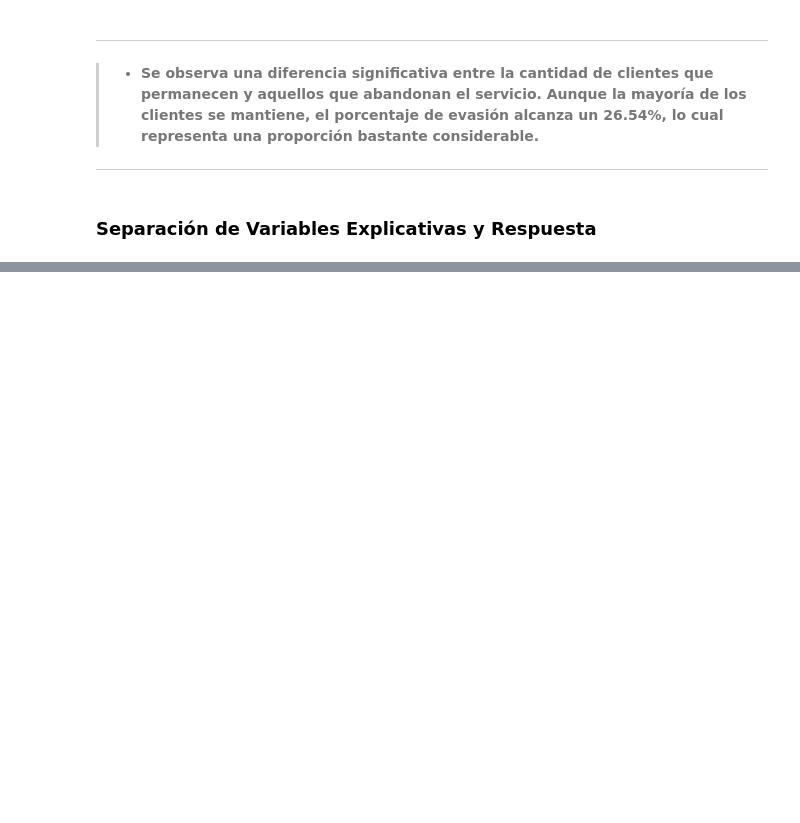
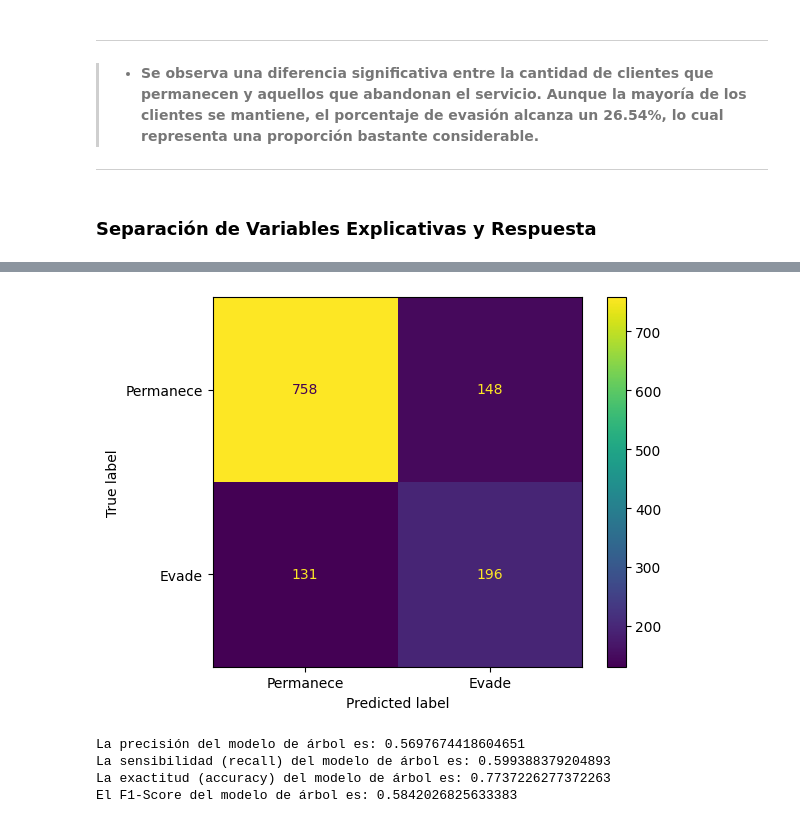
Before and after one commit to DanielRaiicHu/telecom_x_2, a Jupyter notebook: telecom_x_2.ipynb, the cells around one changed output, grey strips where cells are left out. Saved outputs shown, nothing was run; the diff lists cells and outputs as text; code cells hidden in the pictures; blank space fills up the shorter version.

```diff
--- a/telecom_x_2.ipynb
+++ b/telecom_x_2.ipynb
@@ -265,0 +289,18 @@ dtype: int64
+# %%
+from sklearn.metrics import confusion_matrix
+
+y_previsto = modelo.predict(X_val)
+
+# Creamos la matriz de confusión, que muestra cómo se desempeñó el modelo al clasificar:
+# - Verdaderos negativos (TN): clientes que permanecen bien clasificados como que permanecen (0)
+# - Falsos positivos (FP): clientes que permanecen mal clasificados como que evaden (1)
+# - Falsos negativos (FN): evasores mal clasificados como que permanecen (0)
+# - Verdaderos positivos (TP): evasores bien clasificados como que evaden (1)
+
+matriz_confusion = confusion_matrix(y_val,y_previsto)
+
+# Imprimimos la matriz de confusión en forma de array 2x2
+print(matriz_confusion)
+print('\n')
+print(f'Verdaderos Negativos: [{(matriz_confusion)[0,0]}]\nFalsos Positivos    : [{(matriz_confusion)[0,1]}]')
+print(f'Falsos Negativos    : [{(matriz_confusion)[1,0]}]\nVerdaderos Positivos: [{(matriz_confusion)[1,1]}]')
@@ -265,0 +316,11 @@ dtype: int64
+# %%
+from sklearn.metrics import ConfusionMatrixDisplay
+
+visualizacion = ConfusionMatrixDisplay(
+    confusion_matrix=matriz_confusion,
+    display_labels=['Permanece', 'Evade']  # Etiquetas para las clases 0 y 1
+)
+
+visualizacion.plot();
+# %% [output]
+[figure, added]
@@ -265,0 +329,27 @@ dtype: int64
+# %%
+# Calculos iniciales
+
+# Calcula la PRECISIÓN (precision)
+# Fórmula: TP / (TP + FP)
+# ¿De todos los casos que predije como morosos, cuántos realmente lo eran?
+print(f'La precisión del modelo de árbol es: {precision_score(y_val, y_previsto)}')
+
+# Calcula la SENSIBILIDAD o RECALL
+# Fórmula: TP / (TP + FN)
+# ¿De todos los verdaderos morosos, cuántos logré identificar correctamente?
+print(f'La sensibilidad (recall) del modelo de árbol es: {recall_score(y_val, y_previsto)}')
+
+# Calcula la EXACTITUD (accuracy)
+# Fórmula: (TP + TN) / (TP + TN + FP + FN)
+# ¿Qué proporción total de predicciones fueron correctas?
+print(f'La exactitud (accuracy) del modelo de árbol es: {accuracy_score(y_val, y_previsto)}')
+
+# Calcula el F1-SCORE
+# Fórmula: 2 * (precision * recall) / (precision + recall)
+# Es el promedio armónico entre precisión y recall. Penaliza fuertemente los valores bajos.
+print(f'El F1-Score del modelo de árbol es: {f1_score(y_val, y_previsto)}')
+# %% [output]
+La precisión del modelo de árbol es: 0.5697674418604651
+La sensibilidad (recall) del modelo de árbol es: 0.599388379204893
+La exactitud (accuracy) del modelo de árbol es: 0.7737226277372263
+El F1-Score del modelo de árbol es: 0.5842026825633383
```
Also changed, not shown: parts of 12 cells of this notebook.
